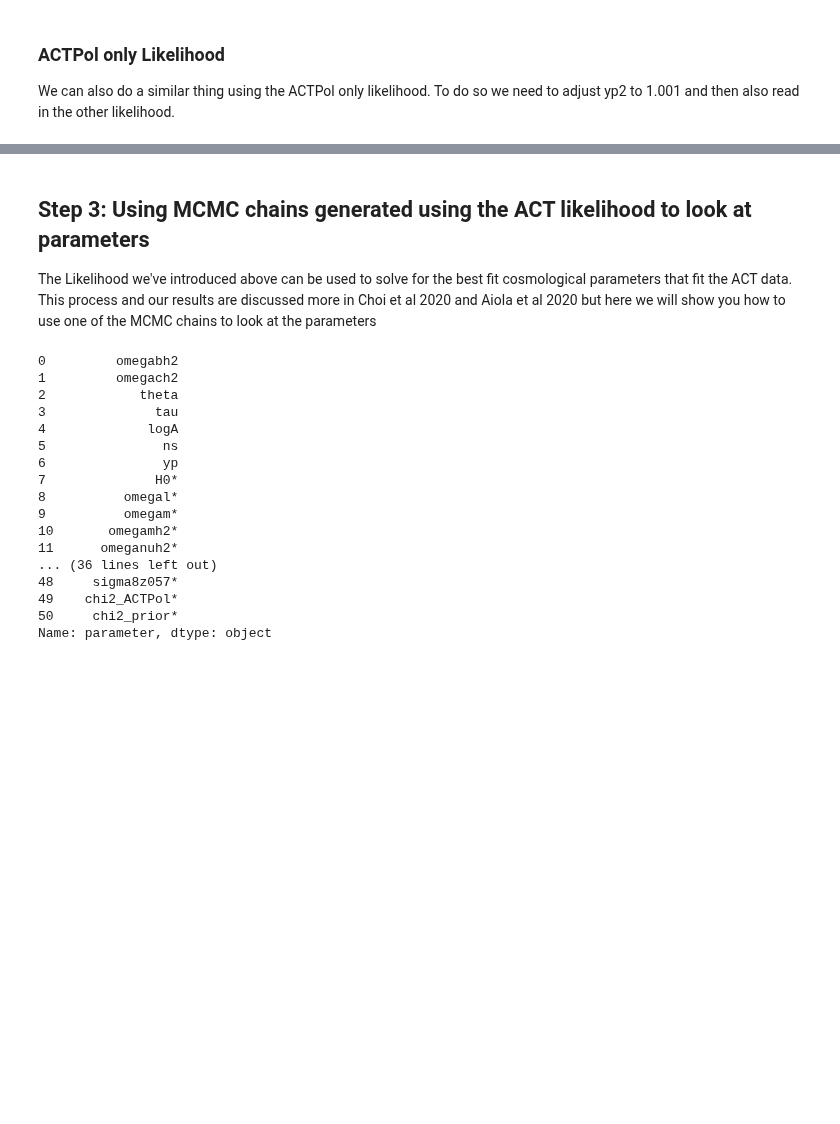
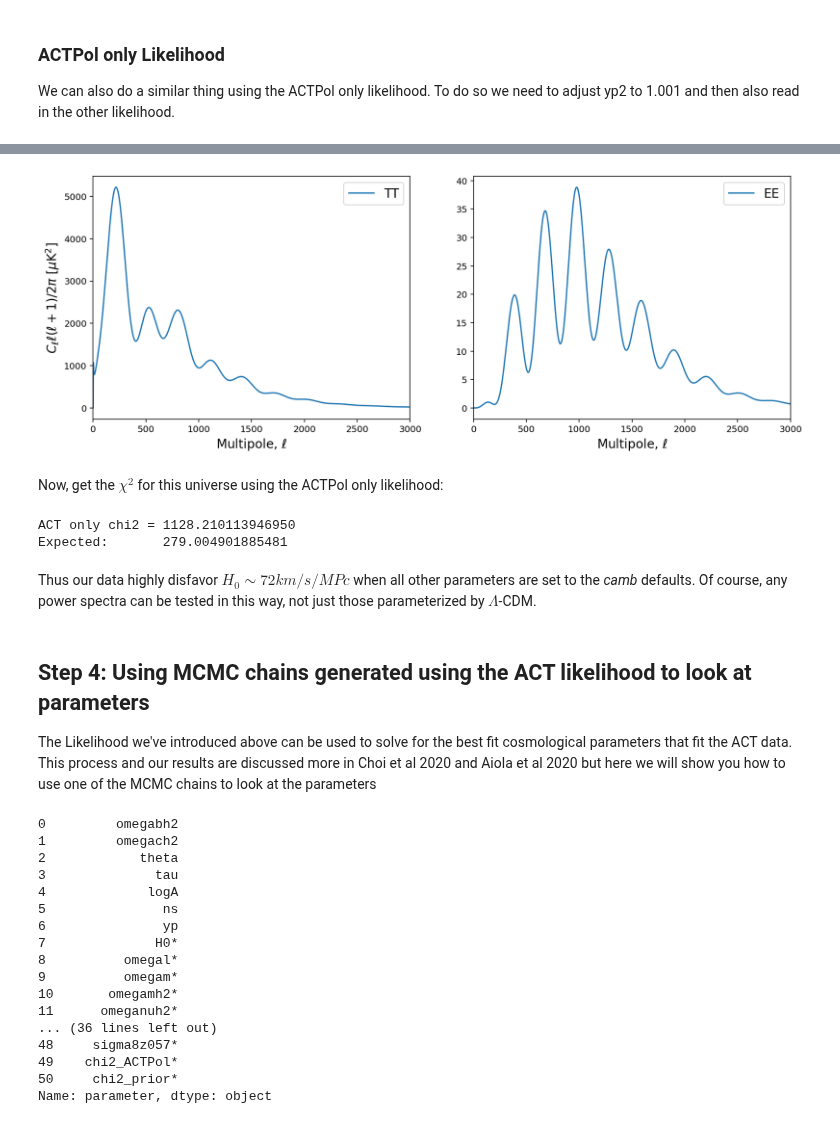
Before and after one commit to ACTCollaboration/DR4_DR5_Notebooks, a Jupyter notebook: Notebooks/Section_10_ACT_likelihood.ipynb, the cells around one changed output, grey strips where cells are left out. Drawn from its saved outputs; the diff is of its cells as text; code cells hidden in the pictures; blank space fills up the shorter version.

Commit message:
add camb test

```diff
--- a/Notebooks/Section_10_ACT_likelihood.ipynb
+++ b/Notebooks/Section_10_ACT_likelihood.ipynb
@@ -132,5 +134,56 @@ Expected:       279.004901885481
+# %%
+# first generate an arbitrary set of spectra from CAMB
+cosmo_params = camb.model.CAMBparams()
+
+# set H0 to a higher value than our best-fit result, and
+# set lmax for this simulation to match ACT spectra
+cosmo_params.set_cosmology(H0 = 72)
+cosmo_params.set_for_lmax(6000)
+
+# retrieve the spectra
+res = camb.get_results(cosmo_params)
+spectra = res.get_cmb_power_spectra(params = cosmo_params, spectra = ('total',), CMB_unit = 'muK')['total']
+
+# we can plot the new, theory spectra as before
+ell = np.arange(spectra.shape[0])
+dell_tt, dell_ee, dell_bb, dell_te = spectra.T
+
+plt.figure(figsize = (14, 5))
+
+plt.subplot(1,2,1)
+plt.plot(ell, dell_tt, "-", label="TT")
+plt.ylabel(r"$C_{\ell} \ell (\ell+1) / 2 \pi$ $[\mu$K$^2]$", fontsize = 14)
+plt.xlabel(r"Multipole, $\ell$", fontsize = 14)
+plt.legend(fontsize = 14)
+plt.xlim(0,3000)
+
+plt.subplot(1,2,2)
+plt.plot(ell, dell_ee, "-", label="EE")
+plt.xlabel(r"Multipole, $\ell$", fontsize = 14)
+plt.legend(fontsize = 14)
+plt.xlim(0,3000)
+
+plt.show()
+# %% [output]
+[figure, added]
+# %% [markdown]
+Now, get the $\chi^2$ for this universe using the ACTPol only likelihood:
+# %%
+# Read in the act only likelihood
+filename = like.data_dir + "bf_ACTPol_lcdm.minimum.theory_cl"
+
+# Look at the chi2 using pyactlike
+like = pyactlike.ACTPowerSpectrumData()
+chi2 = -2 * like.loglike(dell_tt, dell_te, dell_ee, yp2_act_only)
+print("ACT only chi2 = " + "{0:.12f}".format(chi2))
+print("Expected:       279.004901885481")
+# %% [output]
+ACT only chi2 = 1128.210113946950
+Expected:       279.004901885481
+# %% [markdown]
+Thus our data highly disfavor $H_0 \sim 72 km/s/MPc$ when all other parameters are set to the *camb* defaults. Of course, any power spectra can be tested in this way, not just those parameterized by $\Lambda$-CDM.
 # %% [markdown]
-## Step 3: Using MCMC chains generated using the ACT likelihood to look at parameters
+## Step 4: Using MCMC chains generated using the ACT likelihood to look at parameters
 
 The Likelihood we've introduced above can be used to solve for the best fit cosmological parameters that fit the ACT data.  This process and our results are discussed more in Choi et al 2020 and Aiola et al 2020 but here we will show you how to use one of the MCMC chains to look at the parameters
 # %%
```
Also changed, not shown: parts of 7 cells of this notebook.
